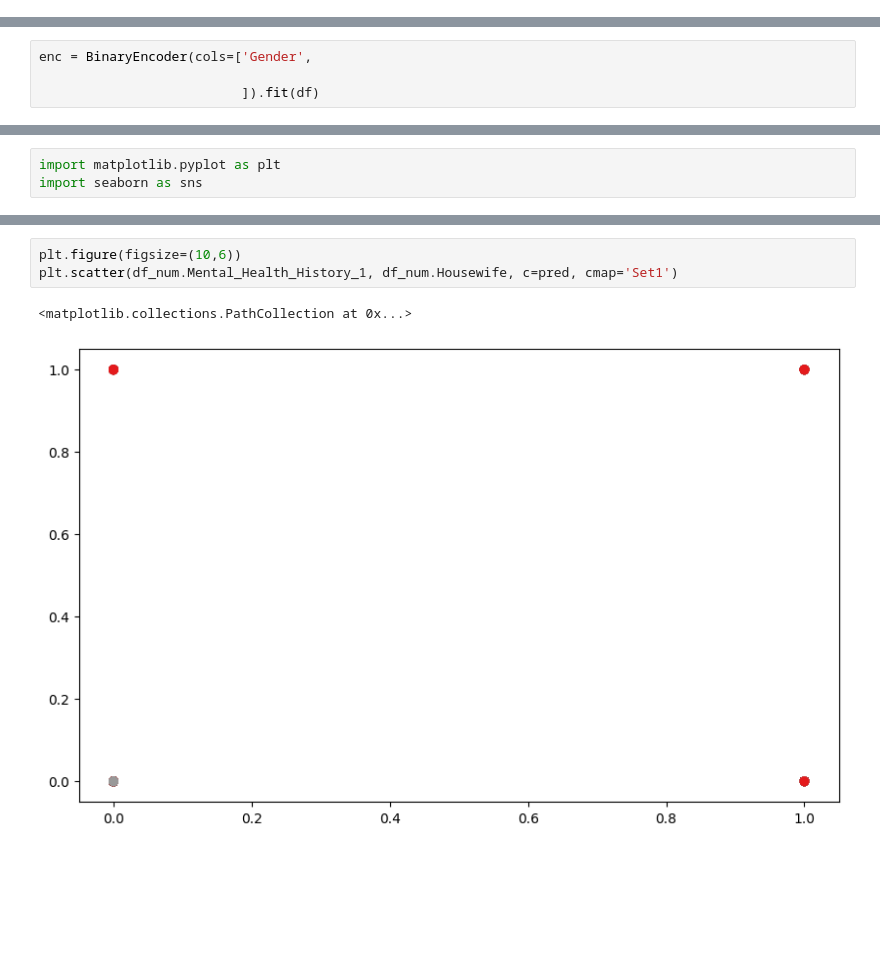
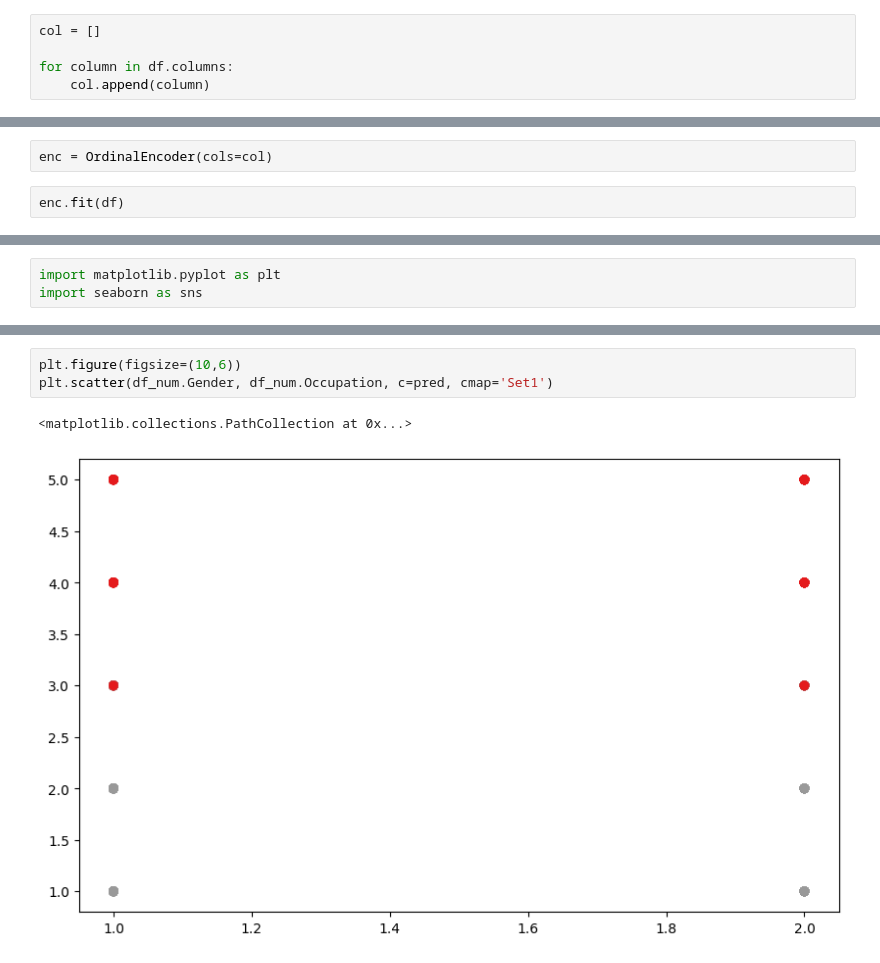
Before and after one commit to danielrawlins21/MentalHealth_DataAnalysis, a Jupyter notebook: Notebook/Model_Design.ipynb, the cells around one changed output, grey strips where cells are left out. Drawn from its saved outputs; the diff is of its cells as text; blank space fills up the shorter version.

```diff
--- a/Notebook/Model_Design.ipynb
+++ b/Notebook/Model_Design.ipynb
@@ -28,3 +28,8 @@ df.describe()
 | unique | 4 | 2 | 5 | 5 | 3 | 3 | 3 | ... |
 | top | 30-Above | Female | Housewife | 31-60 days | Yes | Yes | Yes | ... |
 | freq | 222 | 434 | 185 | 171 | 301 | 304 | 305 | ... |
+# %%
+col = []
+
+for column in df.columns:
+    col.append(column)
@@ -33,4 +56,4 @@ from category_encoders import BinaryEncoder,ordinal
+# %%
+enc = OrdinalEncoder(cols=col)
 # %%
-enc = BinaryEncoder(cols=['Gender',
-
-                          ]).fit(df)
+enc.fit(df)
@@ -79,6 +136,6 @@ array([0, 0, 1, 0, 1, 0, 0, 0, 1, 0, 0, 0, 0, 1, 0, 0, 0, 1, 1, 0, 1, 0,
 # %%
 plt.figure(figsize=(10,6))
-plt.scatter(df_num.Mental_Health_History_1, df_num.Housewife, c=pred, cmap='Set1')
+plt.scatter(df_num.Gender, df_num.Occupation, c=pred, cmap='Set1')
 # %% [output]
 <matplotlib.collections.PathCollection at 0x...>
-[figure, old version]
+[figure, new version]
```
Also changed, not shown: parts of 7 cells of this notebook.
